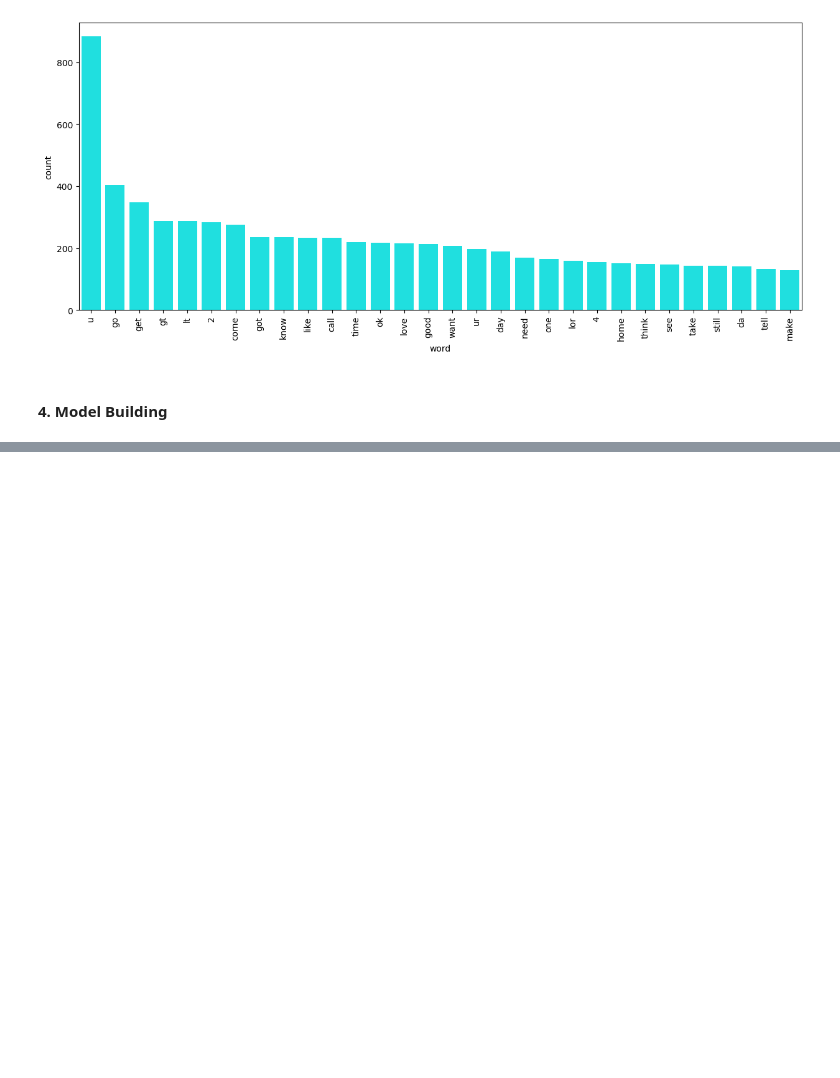
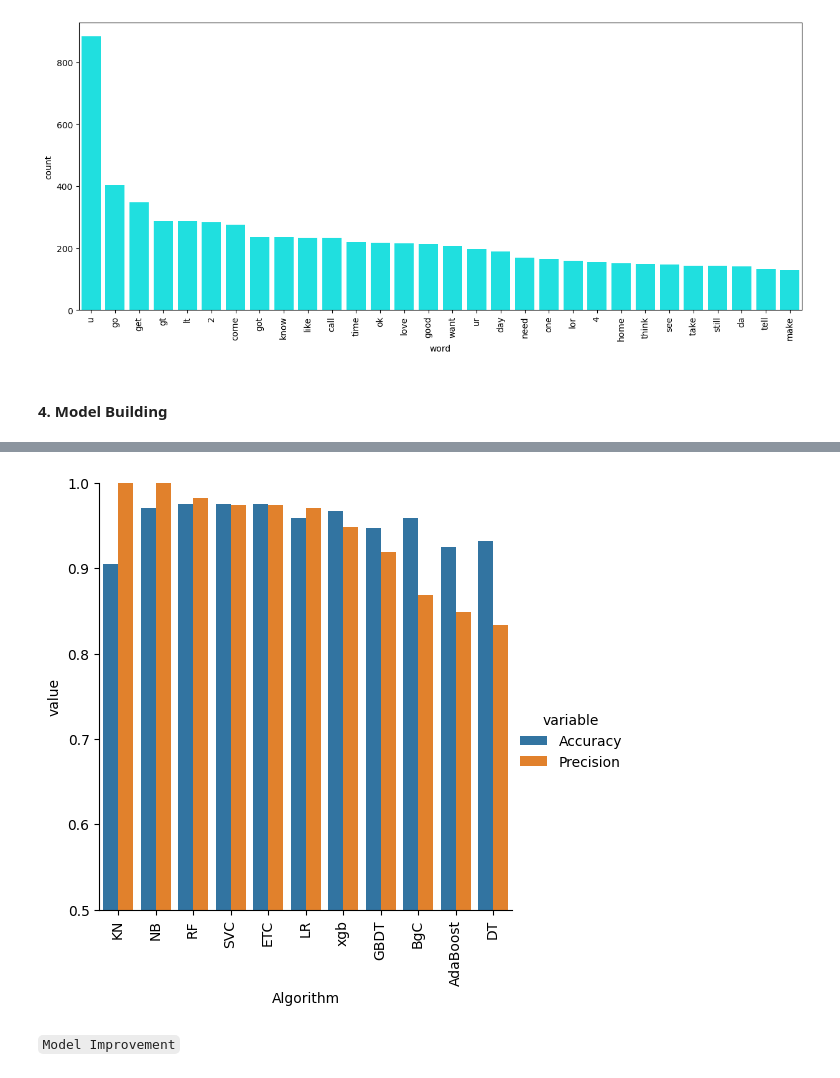
Before and after one commit to Apurba1903/SMS_Spam_Classifier, a Jupyter notebook: sms-spam-detection.ipynb, the cells around one changed output, grey strips where cells are left out. Drawn from its saved outputs; the diff is of its cells as text; code cells hidden in the pictures; blank space fills up the shorter version.

Commit message:
Complete Model Training

```diff
--- a/sms-spam-detection.ipynb
+++ b/sms-spam-detection.ipynb
@@ -407,0 +531,2 @@ plt.show()
+# %%
+train_classifier(svc, X_train, y_train, X_test, y_test)
@@ -407,0 +535,15 @@ plt.show()
+# %%
+accuracy_scores = []
+precision_scores = []
+
+for name, clf in clfs.items():
+
+    current_accuracy, current_precision = train_classifier(clf, X_train, y_train, X_test, y_test)
+
+    print("For ", name)
+    print("Accuracy: ", current_accuracy)
+    print("Precision: ", current_precision)
+
+
+    accuracy_scores.append(current_accuracy)
+    precision_scores.append(current_precision)
@@ -407,0 +568,6 @@ plt.show()
+# %%
+performance_df = pd.DataFrame({
+    'Algorithm' : clfs.keys(),
+    'Accuracy' : accuracy_scores,
+    'Precision' : precision_scores
+}).sort_values('Precision', ascending=False)
@@ -407,0 +589,2 @@ plt.show()
+# %%
+performance_df1 = pd.melt(performance_df, id_vars = 'Algorithm')
@@ -407,0 +611,19 @@ plt.show()
+# %%
+g = sns.catplot(
+    x='Algorithm',
+    y='value',
+    hue='variable',
+    data=performance_df1,
+    kind='bar',
+    height=5
+)
+
+# Access the axes
+g.set(ylim=(0.5, 1.0))
+g.set_xticklabels(rotation=90)
+
+plt.show()
+# %% [output]
+[figure, added]
+# %% [markdown]
+`Model Improvement`
```
Also changed, not shown: parts of 41 cells of this notebook.
